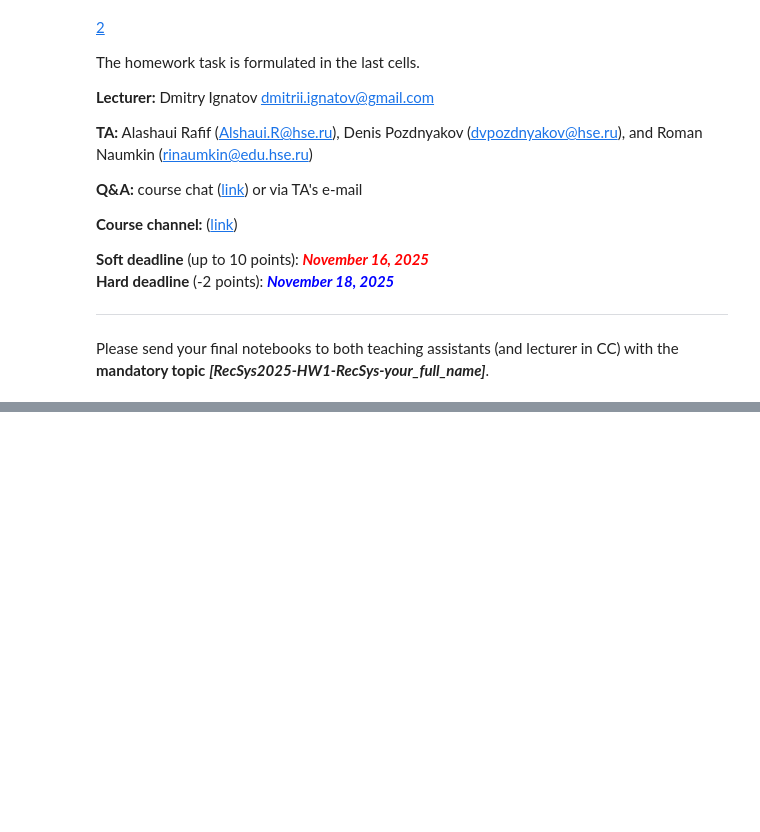
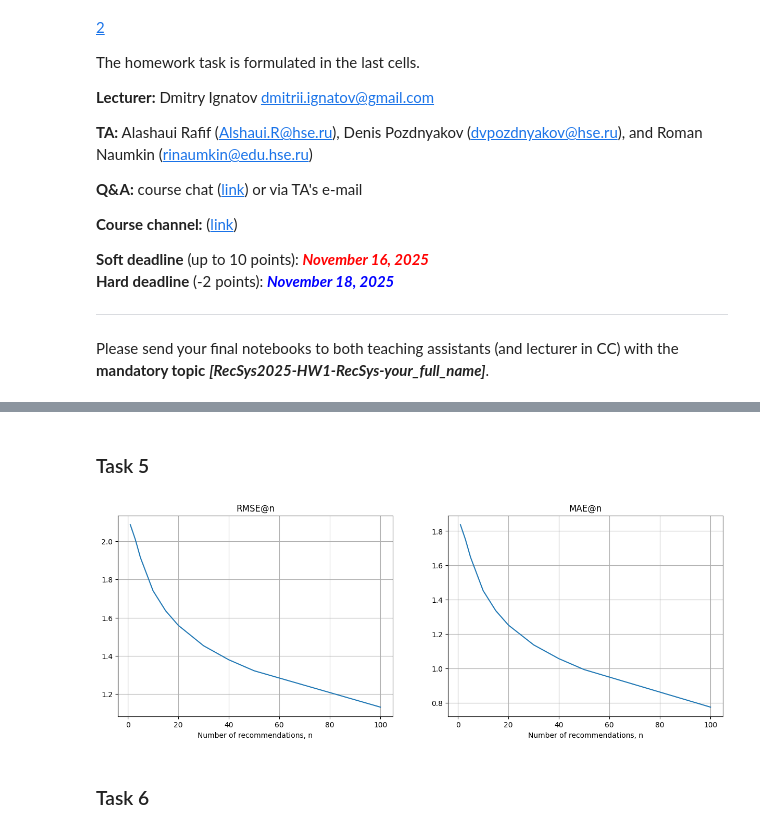
Before and after one commit to succSeeded/recsys-2025, a Jupyter notebook: hws/hw1/main.ipynb, the cells around one changed output, grey strips where cells are left out. Drawn from its saved outputs; the diff is of its cells as text; code cells hidden in the pictures; blank space fills up the shorter version.

```diff
--- a/hws/hw1/main.ipynb
+++ b/hws/hw1/main.ipynb
@@ -588,0 +81,6 @@ $$\beta\cdot r^{user-based}_{ui} + (1-\beta)\cdot r^{item-based}_{ui}, \mbox{ wh
+# %%
+trainItemUser, testItemUser = loadMovieLens100K()
+trainUserItem, testUserItem = trainItemUser.transpose(
+    copy=True
+), testItemUser.transpose(copy=True)
+print(f"Item-User: {testItemUser.shape}")
@@ -588,0 +310,28 @@ $$\beta\cdot r^{user-based}_{ui} + (1-\beta)\cdot r^{item-based}_{ui}, \mbox{ wh
+# %%
+IU = CollaborativeFiltering().fit(trainItemUser)
+movie_predictions = IU.predict(testItemUser, k=16)
+# %% [markdown]
+### Task 5
+# %%
+from matplotlib import pyplot as plt
+
+%matplotlib inline
+
+fig, axs = plt.subplots(1, 2, figsize=(15, 5))
+ns = [1, 3, 5, 10, 15, 20, 30, 40, 50, 100]
+
+axs[0].plot(ns, [rmse_at_k(movie_predictions, testItemUser, n) for n in ns])
+axs[0].set_title("RMSE@n")
+axs[0].set_xlabel("Number of recommendations, n")
+axs[1].plot(
+    ns, [mean_absolute_error_at_k(movie_predictions, testItemUser, n) for n in ns]
+)
+axs[1].set_title("MAE@n")
+axs[1].set_xlabel("Number of recommendations, n")
+axs[0].grid()
+axs[1].grid()
+plt.show()
+# %% [output]
+[figure, added]
+# %% [markdown]
+### Task 6
```
Also changed, not shown: parts of 72 cells of this notebook.
